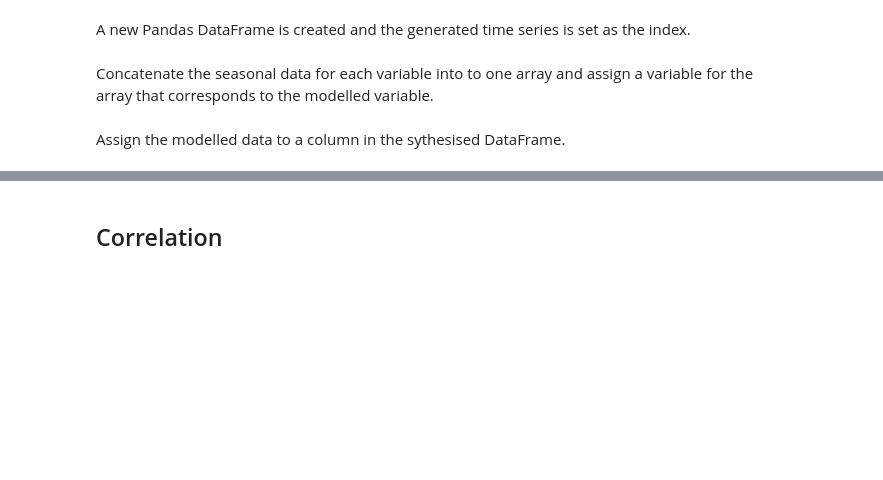
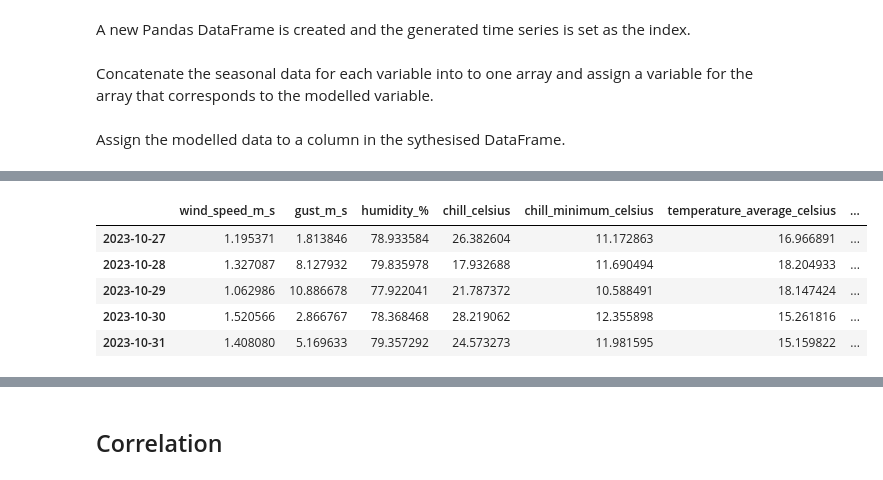
Before and after one commit to humphs078/ProgrammingforDataAnalysisAssignment_1, a Jupyter notebook: submission_notebook.ipynb, the cells around one changed output, grey strips where cells are left out. Saved outputs shown, nothing was run; the diff lists cells and outputs as text; code cells hidden in the pictures; blank space fills up the shorter version.

```diff
--- a/submission_notebook.ipynb
+++ b/submission_notebook.ipynb
@@ -1200,0 +1266,9 @@ print(synthesised_dataset)
+# %%
+synthesised_dataset.tail()
+# %% [output]
+|  | wind_speed_m_s | gust_m_s | humidity_% | chill_celsius | chill_minimum_celsius | temperature_average_celsius | ... |
+| 2023-10-27 | 1.195371 | 1.813846 | 78.933584 | 26.382604 | 11.172863 | 16.966891 | ... |
+| 2023-10-28 | 1.327087 | 8.127932 | 79.835978 | 17.932688 | 11.690494 | 18.204933 | ... |
+| 2023-10-29 | 1.062986 | 10.886678 | 77.922041 | 21.787372 | 10.588491 | 18.147424 | ... |
+| 2023-10-30 | 1.520566 | 2.866767 | 78.368468 | 28.219062 | 12.355898 | 15.261816 | ... |
+| 2023-10-31 | 1.408080 | 5.169633 | 79.357292 | 24.573273 | 11.981595 | 15.159822 | ... |
```
Also changed, not shown: parts of 21 cells of this notebook, 5 other files.
